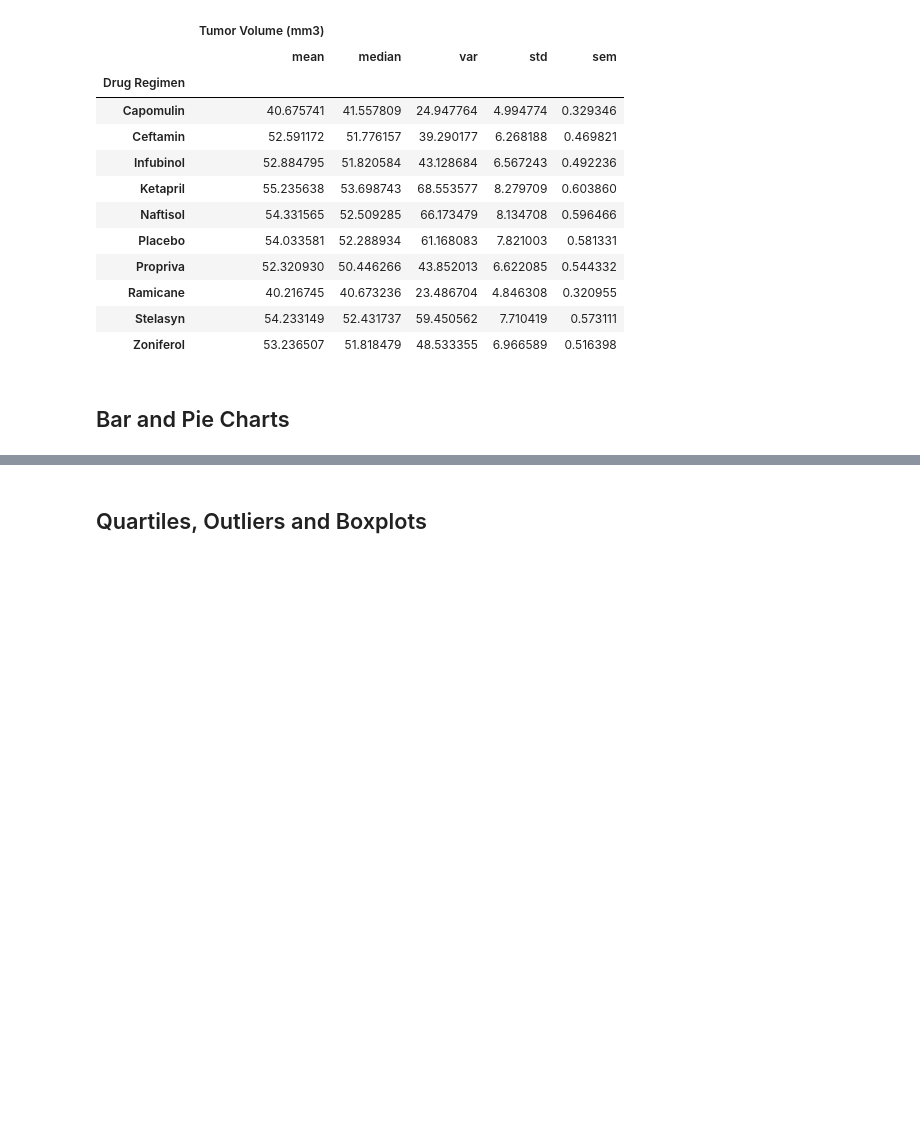
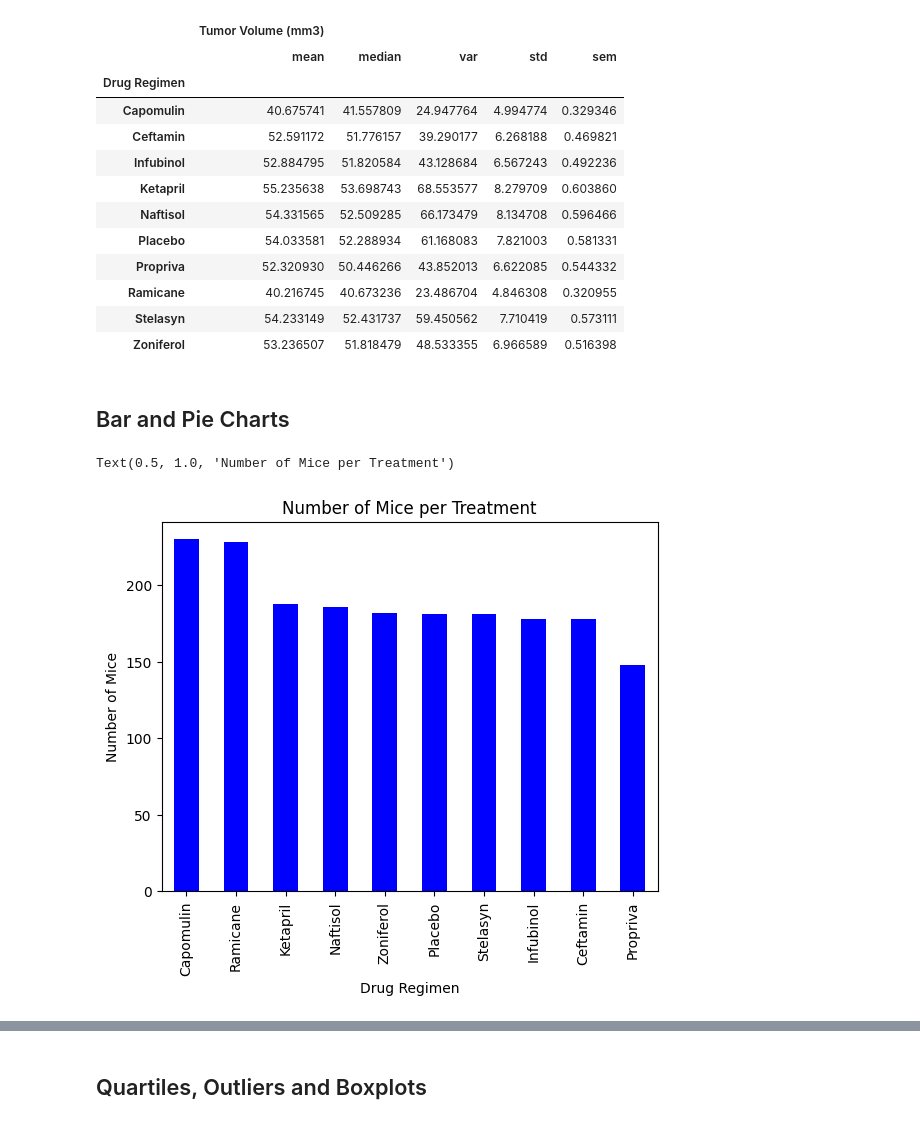
Before and after one commit to echac555/matplotlib_challenge, a Jupyter notebook: Pymaceuticals/pymaceuticals_starter.ipynb, the cells around one changed output, grey strips where cells are left out. Drawn from its saved outputs; the diff is of its cells as text; code cells hidden in the pictures; blank space fills up the shorter version.

```diff
--- a/Pymaceuticals/pymaceuticals_starter.ipynb
+++ b/Pymaceuticals/pymaceuticals_starter.ipynb
@@ -122,3 +130,14 @@ summ_agg
 ## Bar and Pie Charts
 # %%
 # Generate a bar plot showing the total number of rows (Mouse ID/Timepoints) for each drug regimen using Pandas.
+mice_count = clean_df["Drug Regimen"].value_counts()
+mice_count
+
+plot_pandas = mice_count.plot.bar(color="b")
+# Set the xlabel, ylabel, and title using class methods
+plt.xlabel("Drug Regimen")
+plt.ylabel("Number of Mice")
+plt.title("Number of Mice per Treatment")
+# %% [output]
+Text(0.5, 1.0, 'Number of Mice per Treatment')
+[figure, added]
```
Also changed, not shown: parts of 6 cells of this notebook.
